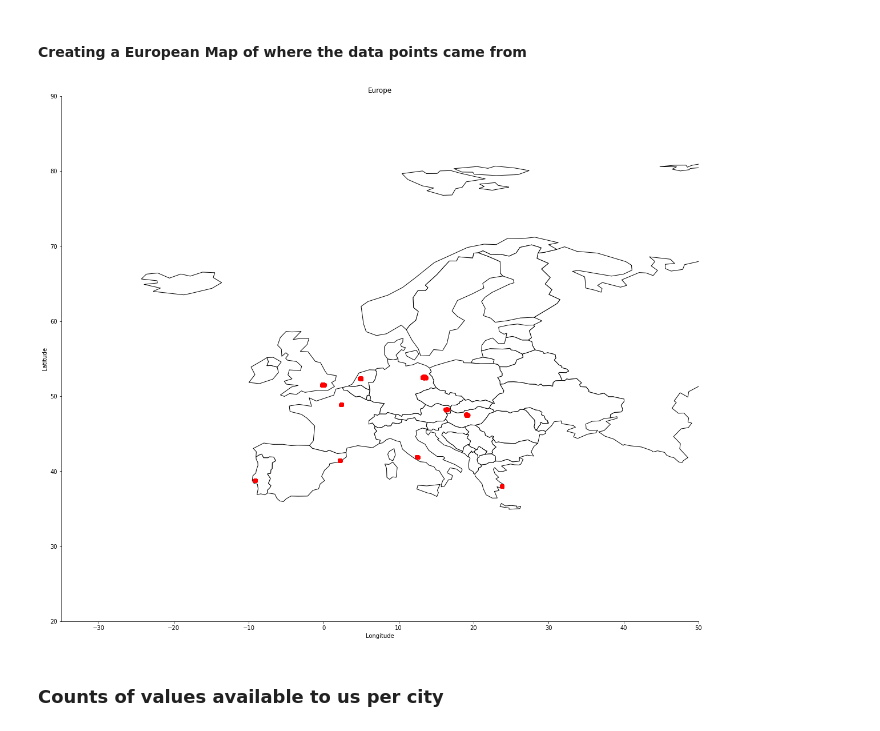
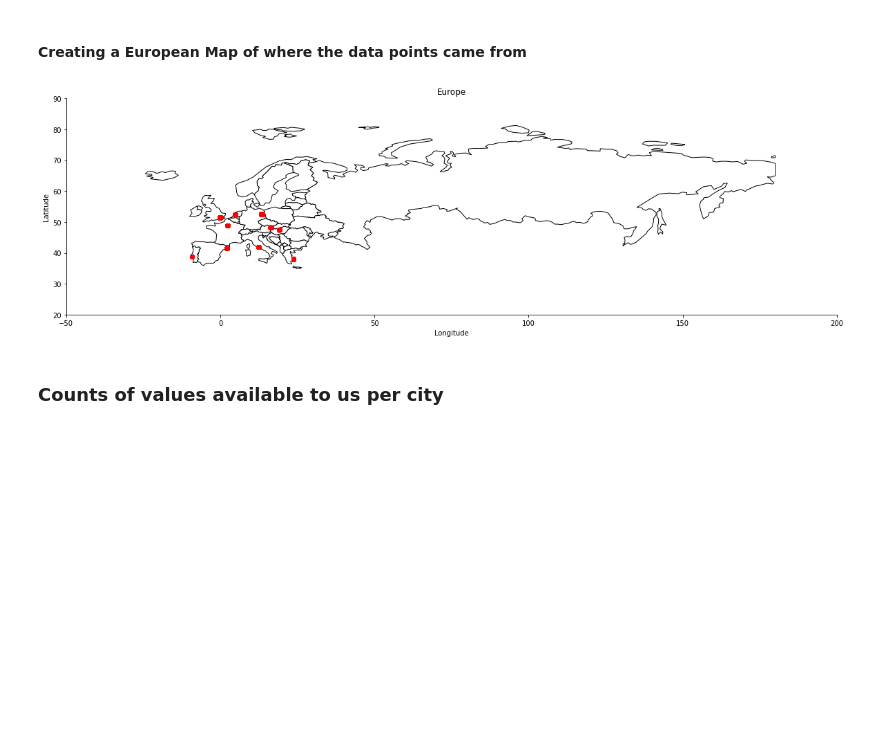
Before and after one commit to Hrithik0015/ECON323_Project, a Jupyter notebook: Project_Report.ipynb, the cells around one changed output. Cells and saved outputs as stored; diff of their text form; code cells hidden in the pictures; blank space fills up the shorter version.

Commit message:
Fixed Plot

```diff
--- a/Project_Report.ipynb
+++ b/Project_Report.ipynb
@@ -177,27 +177,27 @@ world = world.set_index("iso_a3")
 # %%
 # Plot the cities onto the map
 fig, gax = plt.subplots(figsize=(20,20))
 
 world.query("continent == 'Europe'").plot(ax = gax, edgecolor='black', color='white')
 
 gdf.plot(ax=gax, color='red', alpha = 0.5)
 
 gax.set_xlabel('Longitude')
 gax.set_ylabel('Latitude')
 gax.set_title('Europe')
 
 gax.spines['top'].set_visible(False)
 gax.spines['right'].set_visible(False)
-plt.xlim(-35, 50)
+plt.xlim(-50, 200)
 plt.ylim(20, 90)
 
 # Plotting the city names
 # for x, y, label in zip(gdf['Coordinates'].x, gdf['Coordinates'].y, gdf['city']):
 #     gax.annotate(label, xy=(x,y), xytext=(4,4), textcoords='offset points')
 
 plt.show()
 # %% [output]
-[figure, old version]
+[figure, new version]
 # %% [markdown]
 ### Counts of values available to us per city
 # %%
```
Also changed, not shown: parts of 13 cells of this notebook.
